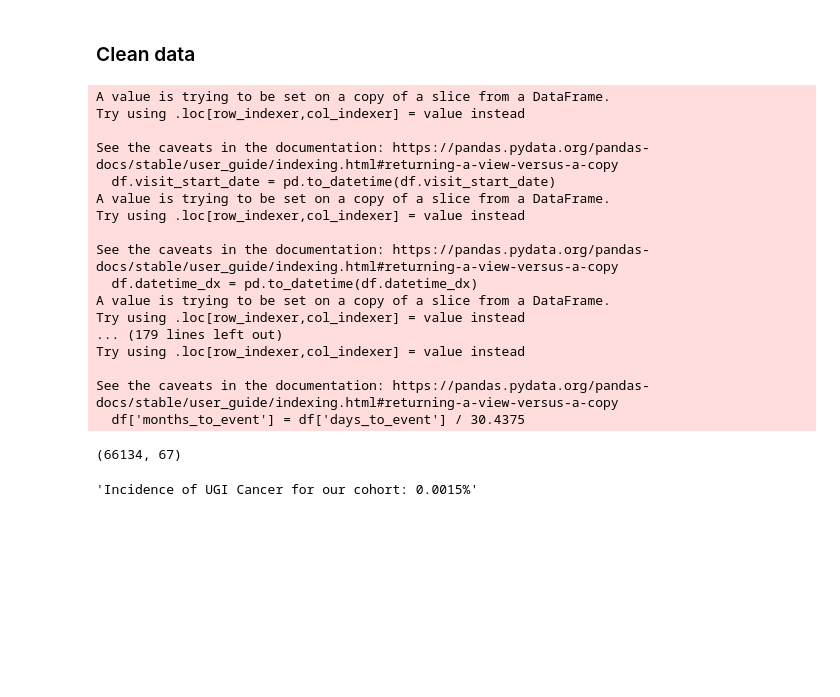
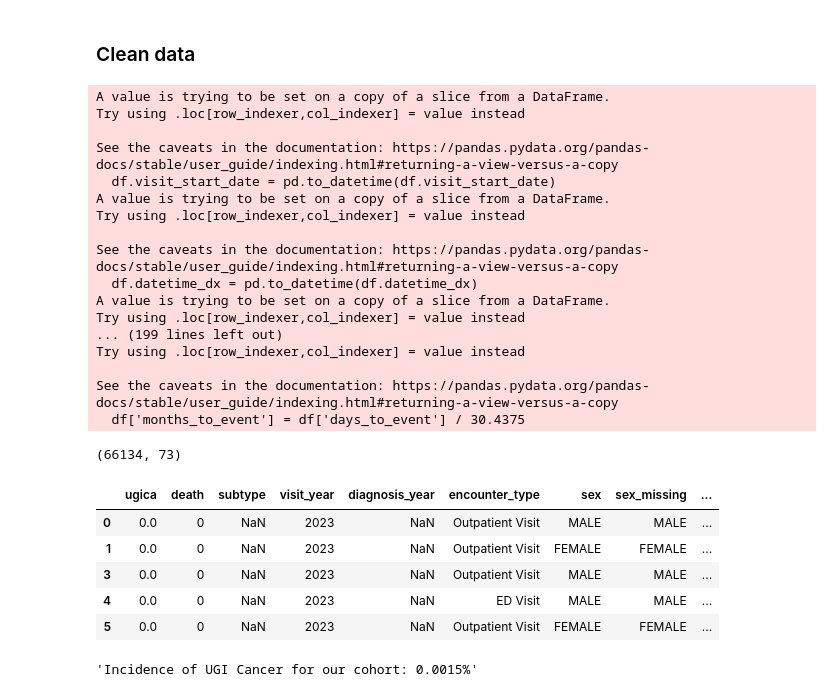
Before and after one commit to alyssayc/ugi-risk, a Jupyter notebook: notebook/create_cohort.ipynb, the cells around one changed output. Cells and saved outputs as stored; diff of their text form; code cells hidden in the pictures; blank space fills up the shorter version.

Commit message:
added variables that including missing variable as null as well as a category

```diff
--- a/notebook/create_cohort.ipynb
+++ b/notebook/create_cohort.ipynb
@@ -202,8 +202,14 @@ def clean_data(df):
     df['diagnosis_year'] = df.datetime_dx.dt.year
     df['death_year'] = df.date_of_death.dt.year
 
+    # Create two variables per categorical where missing = a category and null for easier data processing later
+    # _missing will have nulls
+    df['sex_missing'] = np.where(df.sex == "No matching concept", np.nan, df.sex)
+    df['ethnicity_missing'] = np.where(df.ethnicity == "No matching concept", np.nan, df.ethnicity)
+
     # Clean up race variable
     df['race_clean'] = df.race.str.lower().map(utils.RACE_DICT)
+    df['race_clean_missing'] = np.where(df.race_clean == "No matching concept", np.nan, df.race_clean)
 
     # Create two cleaned H pylori variables
     # Impute missing = 0
@@ -243,6 +249,10 @@ def clean_data(df):
     df['ASA'] = df['ASA_start_date'].notna().astype(int)
     df['NSAID'] = df['NSAID_start_date'].notna().astype(int)
 
+    # Impute hemoglobin
+    hgball_mean = df.hgb_baseline.mean()
+    df['hgball_baseline_imputed_mean'] = np.where(df.hgball_baseline.isna(), hgball_mean, df.hgball_baseline)
+
     # Create column for all UGI cancers together (stomach and esophagus)
     df['ugica'] = df[['ugica_ESCC', 'ugica_EAC', 'ugica_CGC', 'ugica_NCGC']].max(axis=1)
     df.loc[df.ugica.isna(), 'ugica'] = 0
@@ -274,7 +284,7 @@ See the caveats in the documentation: https://pandas.pydata.org/pandas-docs/stab
   df.datetime_dx = pd.to_datetime(df.datetime_dx)
 A value is trying to be set on a copy of a slice from a DataFrame.
 Try using .loc[row_indexer,col_indexer] = value instead
-... (179 lines left out)
+... (199 lines left out)
 Try using .loc[row_indexer,col_indexer] = value instead
 
 See the caveats in the documentation: https://pandas.pydata.org/pandas-docs/stable/user_guide/indexing.html#returning-a-view-versus-a-copy
@@ -283,7 +293,16 @@ See the caveats in the documentation: https://pandas.pydata.org/pandas-docs/stab
 df = df_all[utils.VARS_TO_ANALYZE]
 df.shape
 # %% [output]
-(66134, 67)
+(66134, 73)
+# %%
+df.head()
+# %% [output]
+|  | ugica | death | subtype | visit_year | diagnosis_year | encounter_type | sex | sex_missing | ... |
+| 0 | 0.0 | 0 | NaN | 2023 | NaN | Outpatient Visit | MALE | MALE | ... |
+| 1 | 0.0 | 0 | NaN | 2023 | NaN | Outpatient Visit | FEMALE | FEMALE | ... |
+| 3 | 0.0 | 0 | NaN | 2023 | NaN | Outpatient Visit | MALE | MALE | ... |
+| 4 | 0.0 | 0 | NaN | 2023 | NaN | ED Visit | MALE | MALE | ... |
+| 5 | 0.0 | 0 | NaN | 2023 | NaN | Outpatient Visit | FEMALE | FEMALE | ... |
 # %%
 f'Incidence of UGI Cancer for our cohort: {df.ugica.value_counts()[1]/ df.ugica.value_counts()[0]*100:.2}%'
 # %% [output]
```
Also changed, not shown: 2 other files.
